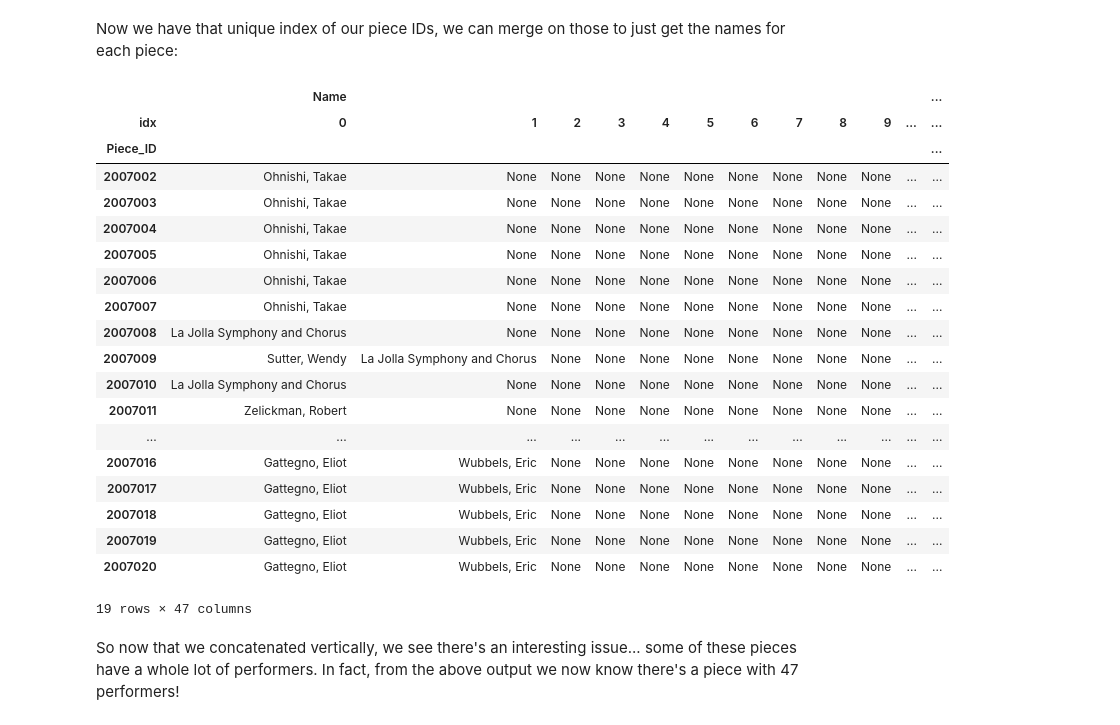
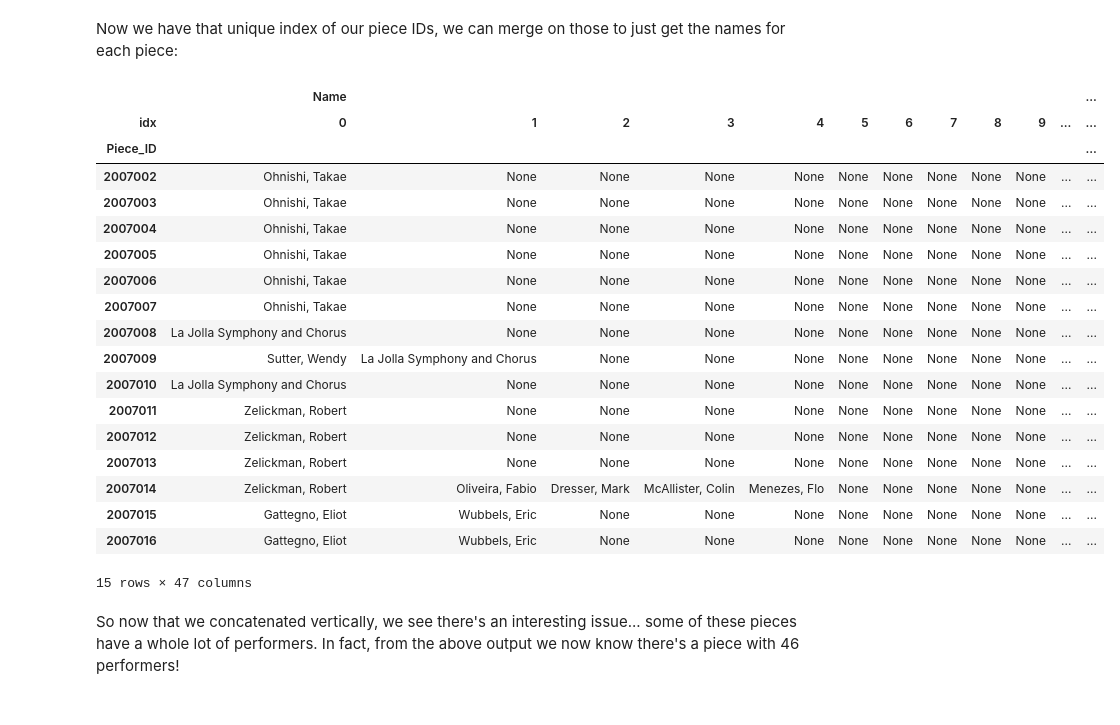
Before and after one commit to remerjohnson/dmca-data-analysis, a Jupyter notebook: concert_archive_data_analysis.ipynb, the cells around one changed output. Drawn from its saved outputs; the diff is of its cells as text; code cells hidden in the pictures.

```diff
--- a/concert_archive_data_analysis.ipynb
+++ b/concert_archive_data_analysis.ipynb
@@ -45,27 +45,26 @@ df['idx'] = df.groupby('Piece_ID').cumcount()
 Now we have that unique index of our piece IDs, we can merge on those to just get the names for each piece:
 # %%
 df_norm = df.pivot(index='Piece_ID', columns='idx')[['Name']]
-df_norm[:19]
+df_norm[:15]
 # %% [output]
 |  | Name |  |  |  |  |  |  |  |  |  |  | ... |
 | idx | 0 | 1 | 2 | 3 | 4 | 5 | 6 | 7 | 8 | 9 | ... | ... |
 | Piece_ID |  |  |  |  |  |  |  |  |  |  |  | ... |
 | 2007002 | Ohnishi, Takae | None | None | None | None | None | None | None | None | None | ... | ... |
 | 2007003 | Ohnishi, Takae | None | None | None | None | None | None | None | None | None | ... | ... |
 | 2007004 | Ohnishi, Takae | None | None | None | None | None | None | None | None | None | ... | ... |
 | 2007005 | Ohnishi, Takae | None | None | None | None | None | None | None | None | None | ... | ... |
 | 2007006 | Ohnishi, Takae | None | None | None | None | None | None | None | None | None | ... | ... |
 | 2007007 | Ohnishi, Takae | None | None | None | None | None | None | None | None | None | ... | ... |
 | 2007008 | La Jolla Symphony and Chorus | None | None | None | None | None | None | None | None | None | ... | ... |
 | 2007009 | Sutter, Wendy | La Jolla Symphony and Chorus | None | None | None | None | None | None | None | None | ... | ... |
 | 2007010 | La Jolla Symphony and Chorus | None | None | None | None | None | None | None | None | None | ... | ... |
 | 2007011 | Zelickman, Robert | None | None | None | None | None | None | None | None | None | ... | ... |
-| ... | ... | ... | ... | ... | ... | ... | ... | ... | ... | ... | ... | ... |
+| 2007012 | Zelickman, Robert | None | None | None | None | None | None | None | None | None | ... | ... |
+| 2007013 | Zelickman, Robert | None | None | None | None | None | None | None | None | None | ... | ... |
+| 2007014 | Zelickman, Robert | Oliveira, Fabio | Dresser, Mark | McAllister, Colin | Menezes, Flo | None | None | None | None | None | ... | ... |
+| 2007015 | Gattegno, Eliot | Wubbels, Eric | None | None | None | None | None | None | None | None | ... | ... |
 | 2007016 | Gattegno, Eliot | Wubbels, Eric | None | None | None | None | None | None | None | None | ... | ... |
-| 2007017 | Gattegno, Eliot | Wubbels, Eric | None | None | None | None | None | None | None | None | ... | ... |
-| 2007018 | Gattegno, Eliot | Wubbels, Eric | None | None | None | None | None | None | None | None | ... | ... |
-| 2007019 | Gattegno, Eliot | Wubbels, Eric | None | None | None | None | None | None | None | None | ... | ... |
-| 2007020 | Gattegno, Eliot | Wubbels, Eric | None | None | None | None | None | None | None | None | ... | ... |
-19 rows × 47 columns
+15 rows × 47 columns
 # %% [markdown]
-So now that we concatenated vertically, we see there's an interesting issue... some of these pieces have a whole lot of performers. In fact, from the above output we now know there's a piece with 47 performers!
+So now that we concatenated vertically, we see there's an interesting issue... some of these pieces have a whole lot of performers. In fact, from the above output we now know there's a piece with 46 performers!
```
Also changed, not shown: parts of 5 cells of this notebook.
